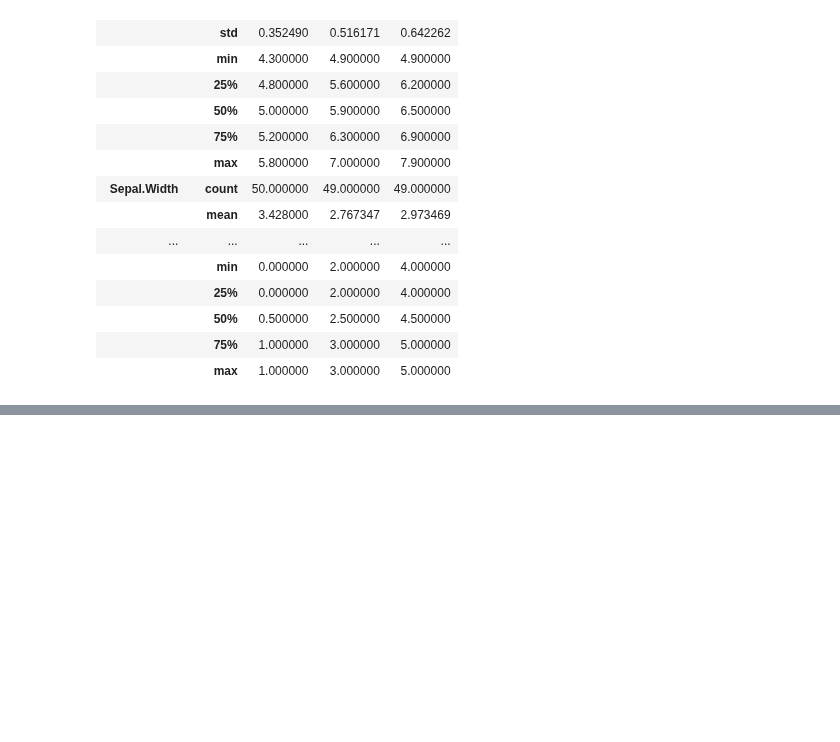
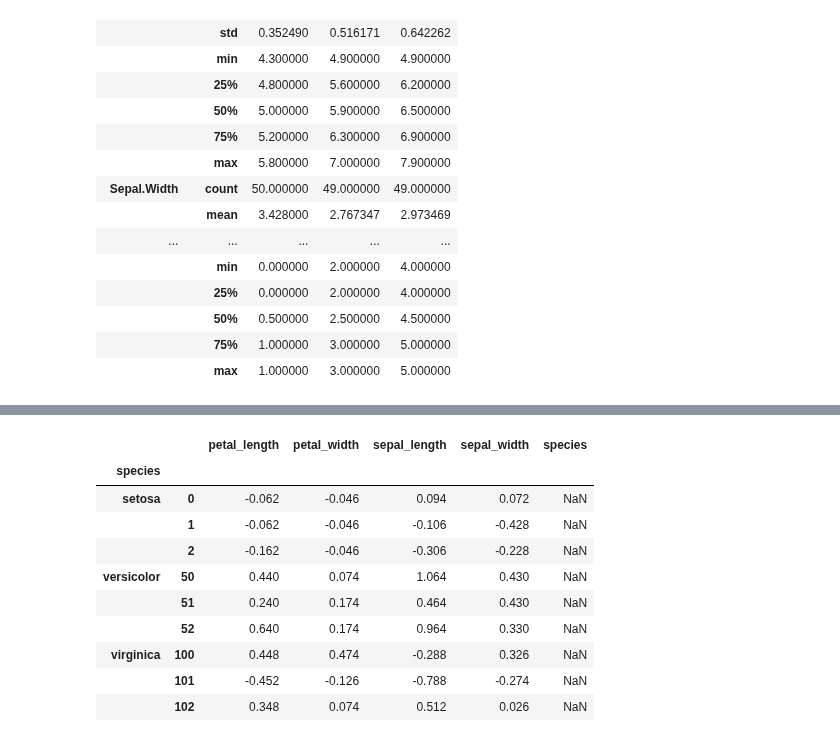
Before and after one commit to hayza1017/ai, a Jupyter notebook: Source/01_python/ch11. 데이터프레임과 시리즈(Pandas).ipynb, the cells around one changed output, grey strips where cells are left out. Saved outputs shown, nothing was run; the diff lists cells and outputs as text; code cells hidden in the pictures; blank space fills up the shorter version.

```diff
--- a/Source/01_python/ch11. 데이터프레임과 시리즈(Pandas).ipynb
+++ b/Source/01_python/ch11. 데이터프레임과 시리즈(Pandas).ipynb
@@ -2480,0 +3515,4 @@ iris.groupby(['Species']).describe().T
+# %%
+import seaborn as sns
+iris = sns.load_dataset("iris")
+type(iris)
@@ -2480,0 +3649,4 @@ iris.groupby(['Species']).describe().T
+# %%
+# 종별 열별평균의 차이를 출력
+mean_by_species = iris.groupby('species').mean()
+mean_by_species.loc['setosa']
@@ -2480,0 +3659,3 @@ iris.groupby(['Species']).describe().T
+# %%
+result = iris.apply(lambda row : row - mean_by_species.loc[row.species], axis=1)
+result.groupby(iris.species).head(3)
@@ -2480,0 +3673,15 @@ iris.groupby(['Species']).describe().T
+# %%
+result1 = result.groupby(iris.species).take([0, 1, 2])
+result1.index.droplevel(level=0)
+# %% [output]
+|  |  | petal_length | petal_width | sepal_length | sepal_width | species |
+| species |  |  |  |  |  |  |
+| setosa | 0 | -0.062 | -0.046 | 0.094 | 0.072 | NaN |
+|  | 1 | -0.062 | -0.046 | -0.106 | -0.428 | NaN |
+|  | 2 | -0.162 | -0.046 | -0.306 | -0.228 | NaN |
+| versicolor | 50 | 0.440 | 0.074 | 1.064 | 0.430 | NaN |
+|  | 51 | 0.240 | 0.174 | 0.464 | 0.430 | NaN |
+|  | 52 | 0.640 | 0.174 | 0.964 | 0.330 | NaN |
+| virginica | 100 | 0.448 | 0.474 | -0.288 | 0.326 | NaN |
+|  | 101 | -0.452 | -0.126 | -0.788 | -0.274 | NaN |
+|  | 102 | 0.348 | 0.074 | 0.512 | 0.026 | NaN |
```
Also changed, not shown: parts of 128 cells of this notebook, 3 other files.
